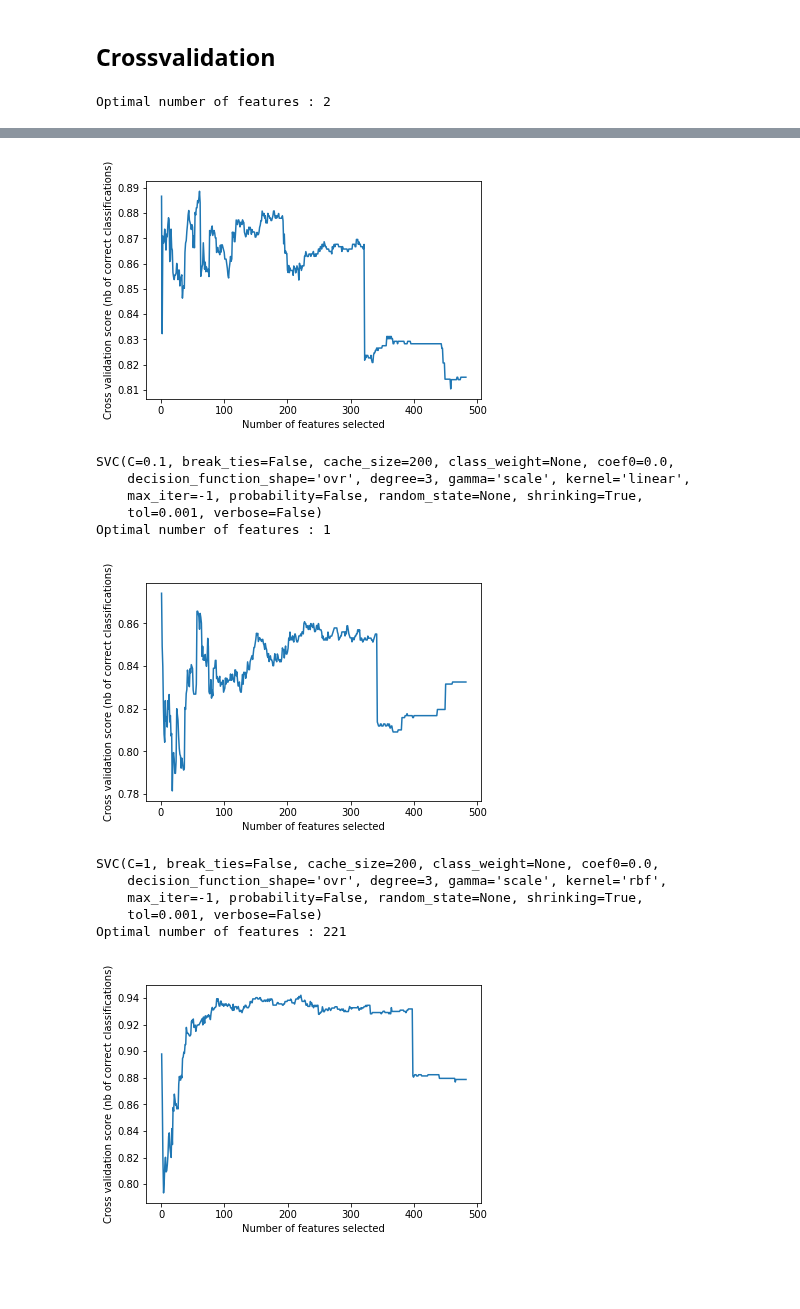
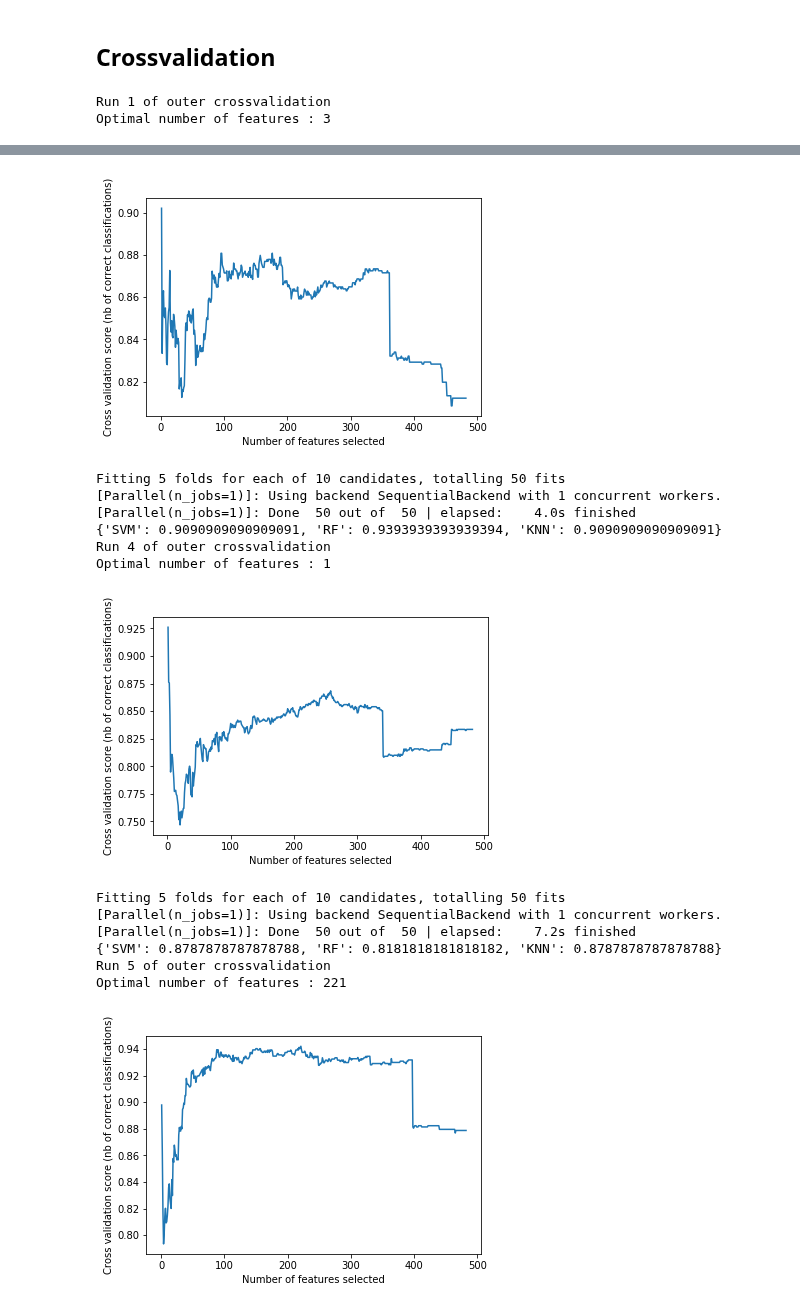
Before and after one commit to mfvanhaaften/TM10007_PROJECT, a Jupyter notebook: assignment.ipynb, the cells around one changed output, grey strips where cells are left out. Cells and saved outputs as stored; diff of their text form; code cells hidden in the pictures; blank space fills up the shorter version.

Commit message:
Classifiers + performance  in outer crossval

```diff
--- a/assignment.ipynb
+++ b/assignment.ipynb
@@ -239,7 +227,7 @@ def RF_gridsearch(X_TRAIN_SEL, Y_TRAIN):
         'max_depth': [1,6,15,28,32]
     }
 
-    GRID = GridSearchCV(RandomForestClassifier(), model_params, refit=True, verbose=1)
+    GRID = RandomizedSearchCV(RandomForestClassifier(), model_params, refit=True, verbose=1)
     GRID.fit(X_TRAIN_SEL, Y_TRAIN)
 
     RandomForest_CLASSIFIER = GRID.best_estimator_
@@ -260,7 +248,7 @@ def KNN_gridsearch(X_TRAIN_SEL, Y_TRAIN):
 
     param_grid = dict(n_neighbors = k_range, weights = weight_options)
 
-    GRID = GridSearchCV(KNeighborsClassifier(), param_grid, refit=True, verbose=0)
+    GRID = RandomizedSearchCV(KNeighborsClassifier(), param_grid, refit=True, verbose=0)
     GRID.fit(X_train_sel, y_train)
 
     KNN_CLASSIFIER = GRID.best_estimator_
@@ -269,7 +257,7 @@ def KNN_gridsearch(X_TRAIN_SEL, Y_TRAIN):
 
     return KNN_CLASSIFIER
 # %%
-def svm_gridsearch(X_train_sel, Y_train):
+def svm_gridsearch(X_train_sel, y_train):
     '''Perform a Grid Search on the training set
     to find the optimal hyperparameters.
     Input: training data and labels
@@ -281,7 +269,7 @@ def svm_gridsearch(X_train_sel, Y_train):
                     #'degree': [1, 2, 3, 4, 5],
                     #'coef0': [0.01, 0.5, 1, 5, 10, 20]}
 
-    GRID = GridSearchCV(SVC(), param_grid, refit=True, verbose=0)
+    GRID = RandomizedSearchCV(SVC(), param_grid, refit=True, verbose=0)
     GRID.fit(X_train_sel, y_train)
 
     SVM_CLASSIFIER = GRID.best_estimator_
@@ -312,15 +280,22 @@ def get_accuracies(X_train_sel, y_train, X_test_sel, y_test):
+# %%
+def get_accuracy_classifier(classifier, X_train, y_train, X_test, y_test):
+
+    classifier.fit(X_train, y_train)
+    prediction = classifier.predict(X_test)
+    accuracy = metrics.accuracy_score(y_test, prediction)
+    return accuracy
 # %% [markdown]
 ## Crossvalidation
 # %%
-from sklearn import metrics
 
-# Outer crossvalidation loop
 skf = StratifiedKFold(n_splits=5, random_state=None, shuffle=False)
 
-column_names = ["classifier", "accuracy"]
-df_accuracies = pd.DataFrame(columns = column_names)
+fold = 0
+accuracies_outer = list()
 
 for train_index, test_index in skf.split(DATA_FEAT_SEL, LABELS_SEL):
+    fold +=1
+    print(f'Run {fold} of outer crossvalidation')
     X_train, X_test = np.array(DATA_FEAT_SEL)[train_index], np.array(DATA_FEAT_SEL)[test_index]
     y_train, y_test = np.array(LABELS_SEL)[train_index], np.array(LABELS_SEL)[test_index]
 
@@ -329,7 +304,7 @@ for train_index, test_index in skf.split(DATA_FEAT_SEL, LABELS_SEL):
 
     # ---------------------------------- IMPUTATION -----------------------------------
 
-    X_train_imp, X_test_imp = knn_impute_train_set(X_train, y_train, X_test)
+    X_train_imp, X_test_imp = knn_impute_train_set(X_train, X_test)
 
     # ------------------------------------ SCALING ----------------------------------------
     X_train_scal, X_test_scal = scale_train_and_test_data(X_train_imp, X_test_imp)
@@ -339,20 +314,25 @@ for train_index, test_index in skf.split(DATA_FEAT_SEL, LABELS_SEL):
     X_train_sel = X_train_scal[:,selected_features]
     X_test_sel = X_test_scal[:,selected_features]
 
-    # -------------- CLASSIFIERS GRIDSEARCH ---- (uncommand the one you want to try) ----------
-    svm_classifier = svm_gridsearch(X_train_sel, y_train)   # Support Vector Machine classifier
-    svm_classifier.fit(X_train_sel, y_train)
-    svm_prediction = svm_classifier.predict(X_test_sel)
-    svm_accuracy = metrics.accuracy_score(y_test, svm_prediction)
+    # -------------- INNER CROSSVALIDATION HYPERPARAMETERS---------------------------------
+    svm_classifier = svm_gridsearch(X_train_sel, y_train)
 
     rf_classifier = RF_gridsearch(X_train_sel, y_train)
-    rf_classifier.fit(X_train_sel, y_train)
-    rf_prediction = rf_classifier.predict(X_test_sel)
-    rf_accuracy = metrics.accuracy_score(y_test, rf_prediction)
 
-    knn_classifer = KNN_gridsearch(X_TRAIN_SEL, Y_TRAIN)
-    knn_classifier.fit(X_train_sel, y_train)
-    knn_prediction = knn_classifier.predict(X_test_sel)
-    knn_accuracy = metrics.accuracy_score(y_test, knn_prediction)
+    knn_classifier = KNN_gridsearch(X_train_sel, y_train)
+
+    clfs = [svm_classifier, rf_classifier, knn_classifier]
+    clfs_names = ['SVM', 'RF', 'KNN']
+
+    # ---------------- OUTER CROSSVALIDATION------------------------------------------------
+    acc_dict = dict()
+    accuracy_total = list()
+
+    for clf, name in zip(clfs, clfs_names):
+        acc_dict[name] = get_accuracy_classifier(clf, X_train_sel, y_train, X_test_sel, y_test)
+        accuracy_total.append(acc_dict)
+    print(acc_dict)
+    accuracies_outer.append(accuracy_total)
 # %% [output]
-Optimal number of features : 2
+Run 1 of outer crossvalidation
+Optimal number of features : 3
@@ -371,13 +353,15 @@ Optimal number of features : 61
-[figure, old version]
+[figure, new version]
-SVC(C=0.1, break_ties=False, cache_size=200, class_weight=None, coef0=0.0,
-    decision_function_shape='ovr', degree=3, gamma='scale', kernel='linear',
-    max_iter=-1, probability=False, random_state=None, shrinking=True,
-    tol=0.001, verbose=False)
+Fitting 5 folds for each of 10 candidates, totalling 50 fits
+[Parallel(n_jobs=1)]: Using backend SequentialBackend with 1 concurrent workers.
+[Parallel(n_jobs=1)]: Done  50 out of  50 | elapsed:    4.0s finished
+{'SVM': 0.9090909090909091, 'RF': 0.9393939393939394, 'KNN': 0.9090909090909091}
+Run 4 of outer crossvalidation
 Optimal number of features : 1
-[figure, old version]
+[figure, new version]
-SVC(C=1, break_ties=False, cache_size=200, class_weight=None, coef0=0.0,
-    decision_function_shape='ovr', degree=3, gamma='scale', kernel='rbf',
-    max_iter=-1, probability=False, random_state=None, shrinking=True,
-    tol=0.001, verbose=False)
+Fitting 5 folds for each of 10 candidates, totalling 50 fits
+[Parallel(n_jobs=1)]: Using backend SequentialBackend with 1 concurrent workers.
+[Parallel(n_jobs=1)]: Done  50 out of  50 | elapsed:    7.2s finished
+{'SVM': 0.8787878787878788, 'RF': 0.8181818181818182, 'KNN': 0.8787878787878788}
+Run 5 of outer crossvalidation
 Optimal number of features : 221
 [figure]
```
Also changed, not shown: parts of 7 cells of this notebook.
